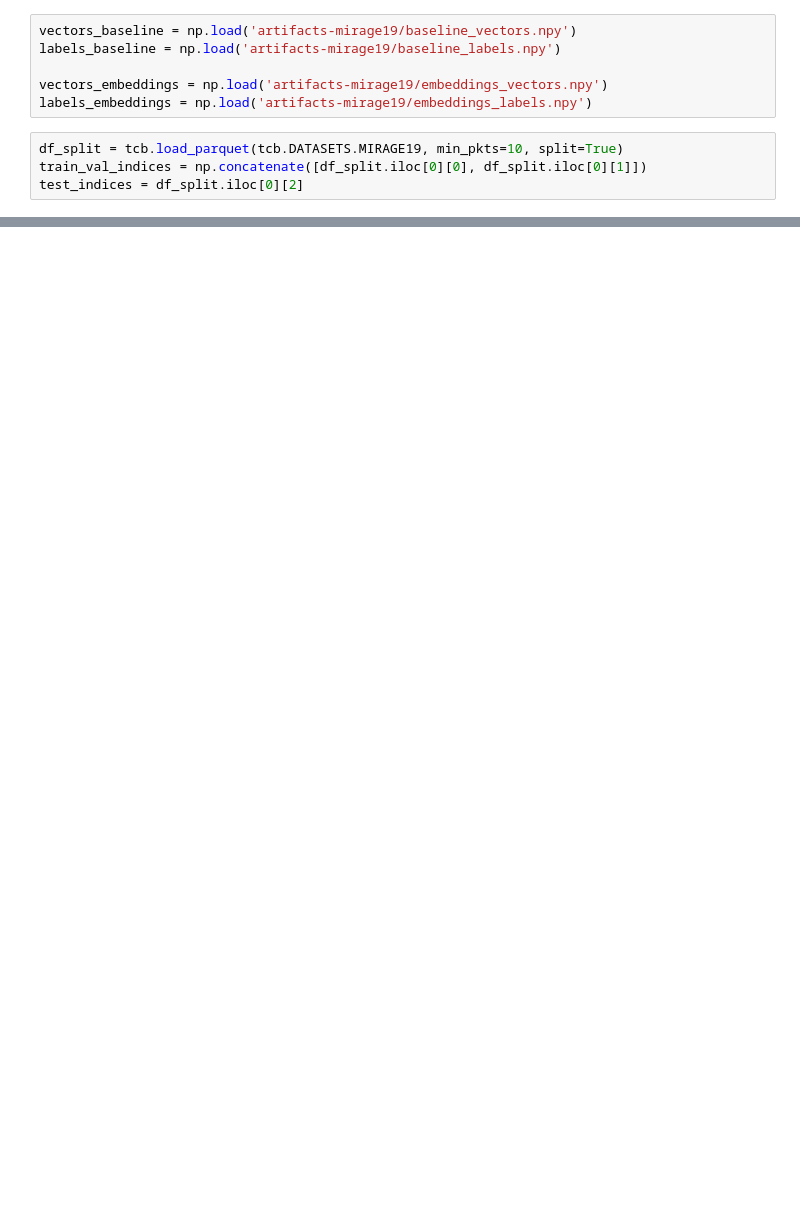
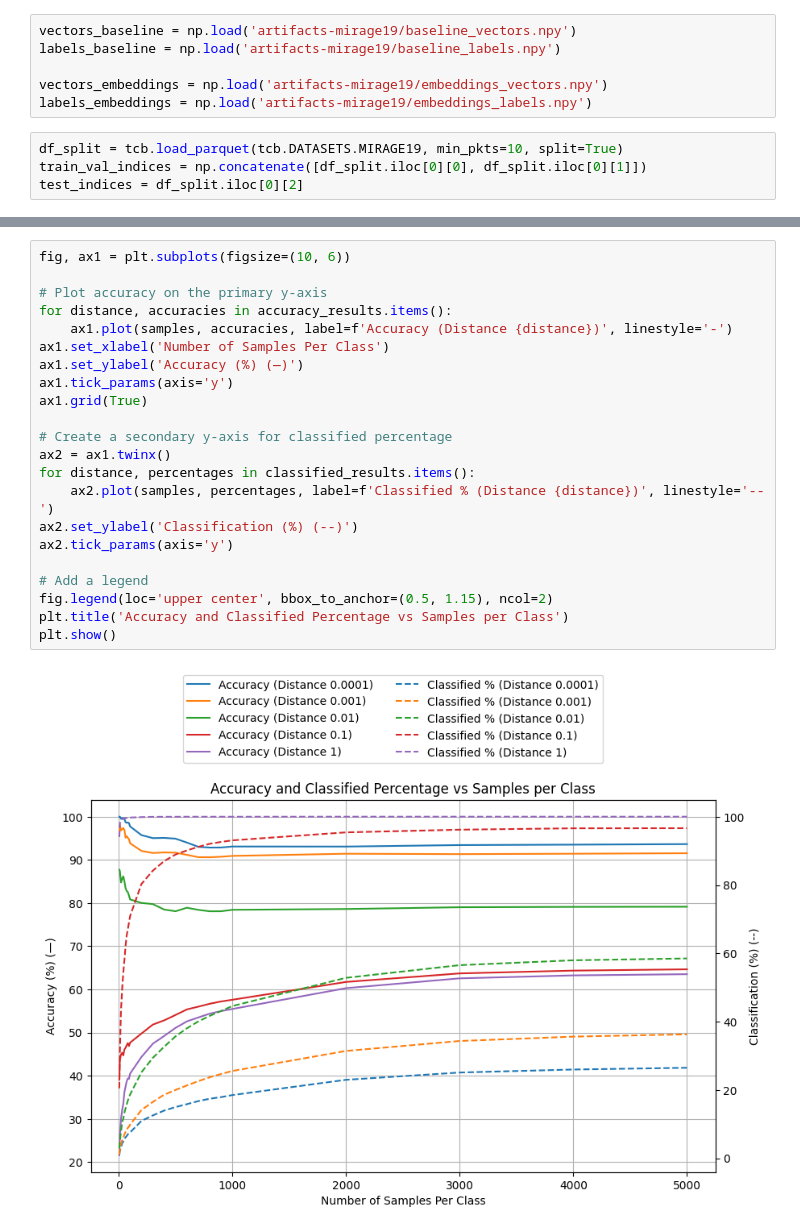
Before and after one commit to elliev7/partiii_research_project, a Jupyter notebook: fingerprinting/distances.ipynb, the cells around one changed output, grey strips where cells are left out. Drawn from its saved outputs; the diff is of its cells as text; blank space fills up the shorter version.

```diff
--- a/fingerprinting/distances.ipynb
+++ b/fingerprinting/distances.ipynb
@@ -100,0 +138,24 @@ Baseline euclidean match in top 5 neighbors: 87.93%
+# %%
+fig, ax1 = plt.subplots(figsize=(10, 6))
+
+# Plot accuracy on the primary y-axis
+for distance, accuracies in accuracy_results.items():
+    ax1.plot(samples, accuracies, label=f'Accuracy (Distance {distance})', linestyle='-')
+ax1.set_xlabel('Number of Samples Per Class')
+ax1.set_ylabel('Accuracy (%) (—)')
+ax1.tick_params(axis='y')
+ax1.grid(True)
+
+# Create a secondary y-axis for classified percentage
+ax2 = ax1.twinx()
+for distance, percentages in classified_results.items():
+    ax2.plot(samples, percentages, label=f'Classified % (Distance {distance})', linestyle='--')
+ax2.set_ylabel('Classification (%) (--)')
+ax2.tick_params(axis='y')
+
+# Add a legend
+fig.legend(loc='upper center', bbox_to_anchor=(0.5, 1.15), ncol=2)
+plt.title('Accuracy and Classified Percentage vs Samples per Class')
+plt.show()
+# %% [output]
+[figure, added]
```
Also changed, not shown: parts of 10 cells of this notebook, 1 other file.
